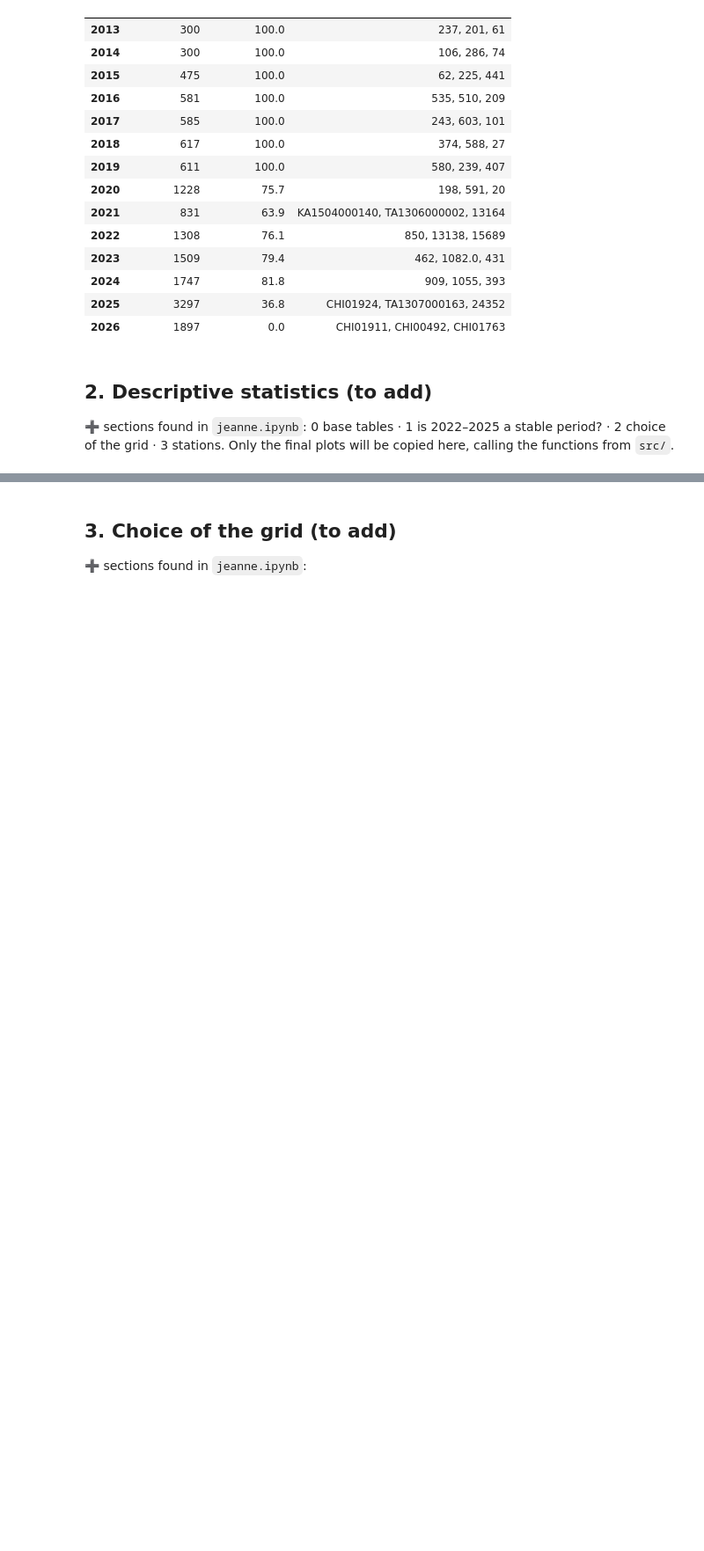
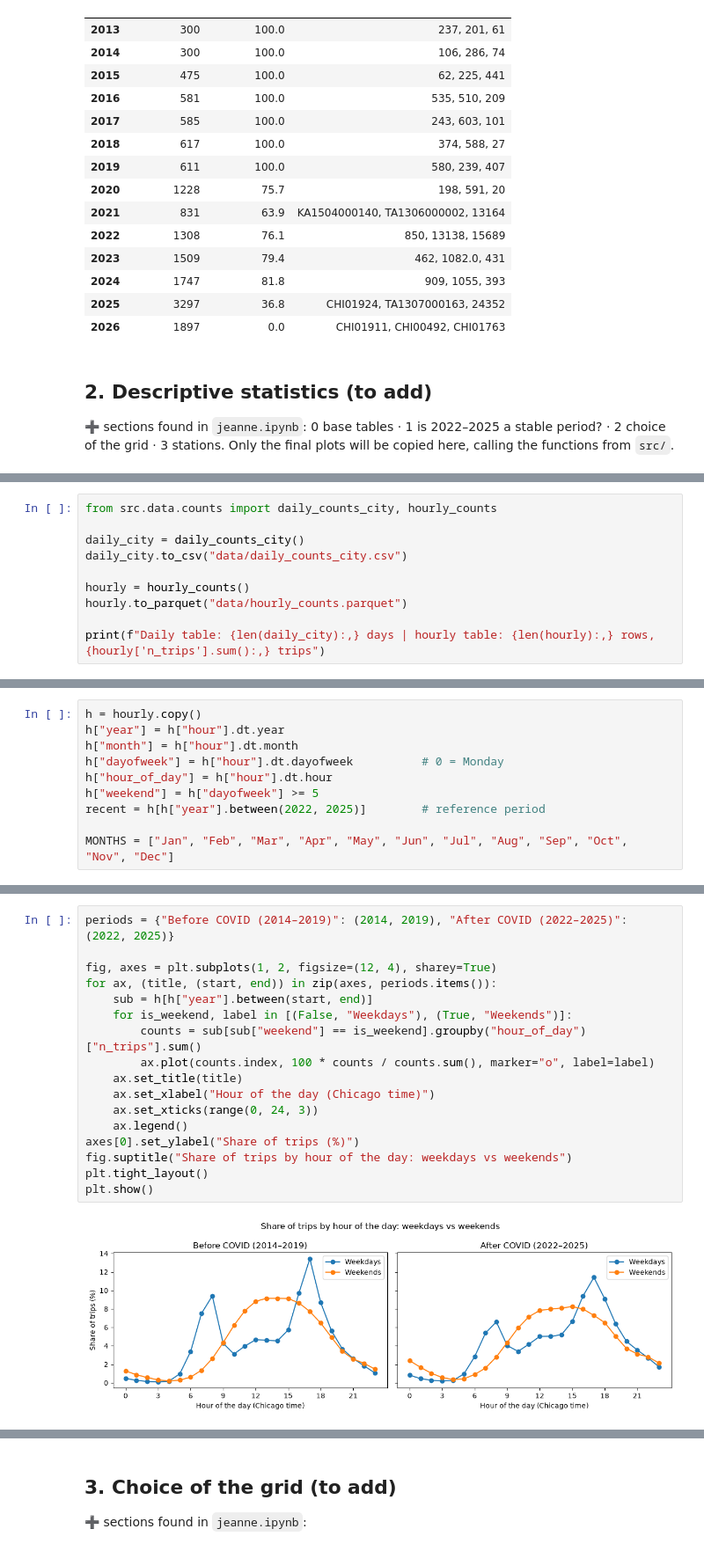
Before and after one commit to laure-cio/ADA-project2026, a Jupyter notebook: results.ipynb, the cells around one changed output, grey strips where cells are left out. Shown at 88% size. Cells and saved outputs as stored; diff of their text form; blank space fills up the shorter version.

```diff
--- a/results.ipynb
+++ b/results.ipynb
@@ -1091,0 +1005,10 @@ id_formats
+# %%
+from src.data.counts import daily_counts_city, hourly_counts
+
+daily_city = daily_counts_city()
+daily_city.to_csv("data/daily_counts_city.csv")
+
+hourly = hourly_counts()
+hourly.to_parquet("data/hourly_counts.parquet")
+
+print(f"Daily table: {len(daily_city):,} days | hourly table: {len(hourly):,} rows, {hourly['n_trips'].sum():,} trips")
@@ -1091,0 +1017,10 @@ id_formats
+# %%
+h = hourly.copy()
+h["year"] = h["hour"].dt.year
+h["month"] = h["hour"].dt.month
+h["dayofweek"] = h["hour"].dt.dayofweek          # 0 = Monday
+h["hour_of_day"] = h["hour"].dt.hour
+h["weekend"] = h["dayofweek"] >= 5
+recent = h[h["year"].between(2022, 2025)]        # reference period
+
+MONTHS = ["Jan", "Feb", "Mar", "Apr", "May", "Jun", "Jul", "Aug", "Sep", "Oct", "Nov", "Dec"]
@@ -1091,0 +1033,19 @@ id_formats
+# %%
+periods = {"Before COVID (2014–2019)": (2014, 2019), "After COVID (2022–2025)": (2022, 2025)}
+
+fig, axes = plt.subplots(1, 2, figsize=(12, 4), sharey=True)
+for ax, (title, (start, end)) in zip(axes, periods.items()):
+    sub = h[h["year"].between(start, end)]
+    for is_weekend, label in [(False, "Weekdays"), (True, "Weekends")]:
+        counts = sub[sub["weekend"] == is_weekend].groupby("hour_of_day")["n_trips"].sum()
+        ax.plot(counts.index, 100 * counts / counts.sum(), marker="o", label=label)
+    ax.set_title(title)
+    ax.set_xlabel("Hour of the day (Chicago time)")
+    ax.set_xticks(range(0, 24, 3))
+    ax.legend()
+axes[0].set_ylabel("Share of trips (%)")
+fig.suptitle("Share of trips by hour of the day: weekdays vs weekends")
+plt.tight_layout()
+plt.show()
+# %% [output]
+[figure, added]
```
Also changed, not shown: parts of 152 cells of this notebook, 3 other files.
